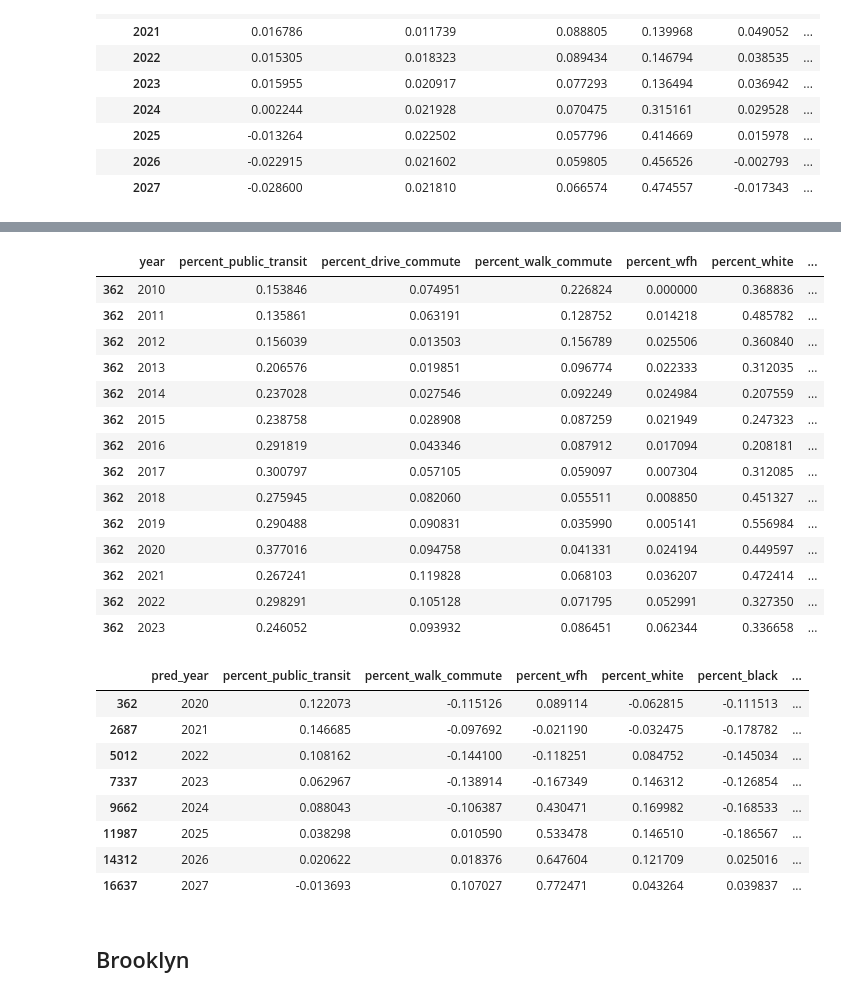
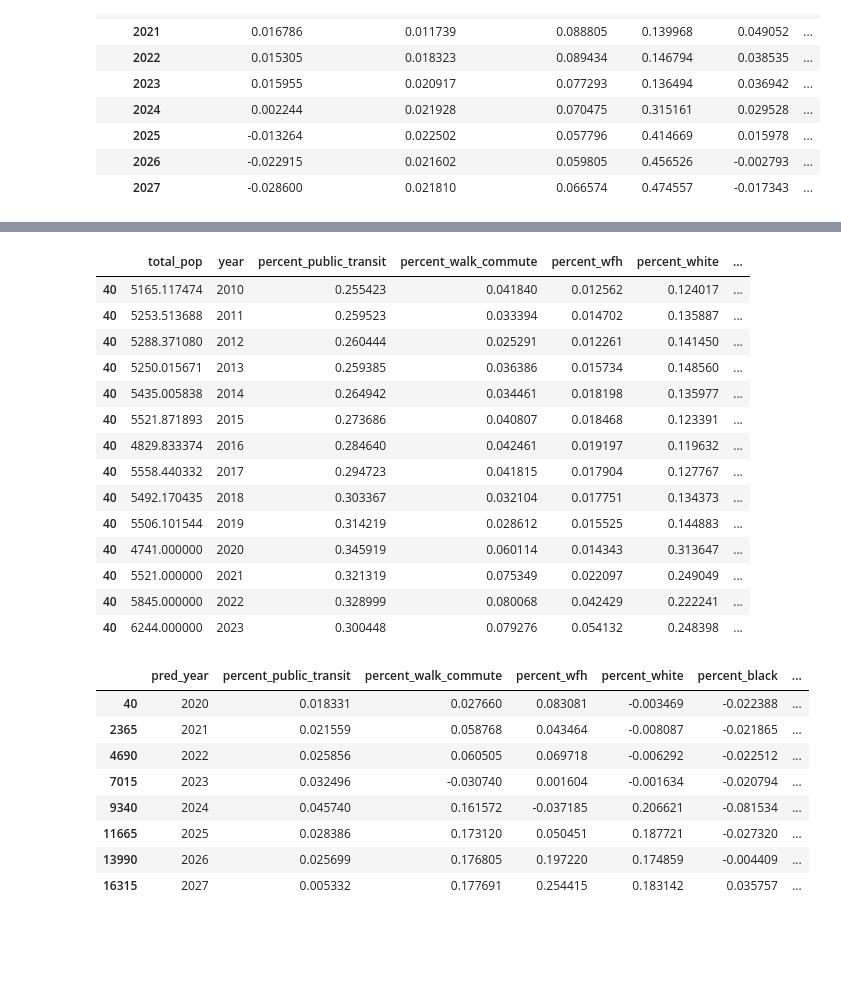
Before and after one commit to khyateed/forecasting-gentrification-nyc, a Jupyter notebook: case_studies.ipynb, the cells around one changed output, grey strips where cells are left out. Drawn from its saved outputs; the diff is of its cells as text; code cells hidden in the pictures; blank space fills up the shorter version.

```diff
--- a/case_studies.ipynb
+++ b/case_studies.ipynb
@@ -123,31 +236,31 @@ df_ny_change[['year','percent_public_transit',
 # %%
-df_bronx = df[df.GEOID=='36047000200']  # Bronx
-df_bronx[['year','percent_public_transit',
+df_bronx = df[df.GEOID=='36005006301']  # Bronx - Yankee Stadium
+df_bronx[['total_pop','year','percent_public_transit',
        'percent_walk_commute',
        'percent_wfh', 'percent_white', 'percent_black',
        'percent_asian', 'percent_latino',
        'percent_bachelors', 'percent_grad','percent_not_citizen',
        'med_income','med_rent_acs', 'med_age', 'med_value',
         'num_bikelanes','num_citibike_rides', 'num_trees',
        'num_evictions_commercial', 'num_evictions_residential']]
 # %% [output]
-|  | year | percent_public_transit | percent_drive_commute | percent_walk_commute | percent_wfh | percent_white | ... |
-| 362 | 2010 | 0.153846 | 0.074951 | 0.226824 | 0.000000 | 0.368836 | ... |
-| 362 | 2011 | 0.135861 | 0.063191 | 0.128752 | 0.014218 | 0.485782 | ... |
-| 362 | 2012 | 0.156039 | 0.013503 | 0.156789 | 0.025506 | 0.360840 | ... |
-| 362 | 2013 | 0.206576 | 0.019851 | 0.096774 | 0.022333 | 0.312035 | ... |
-| 362 | 2014 | 0.237028 | 0.027546 | 0.092249 | 0.024984 | 0.207559 | ... |
-| 362 | 2015 | 0.238758 | 0.028908 | 0.087259 | 0.021949 | 0.247323 | ... |
-| 362 | 2016 | 0.291819 | 0.043346 | 0.087912 | 0.017094 | 0.208181 | ... |
-| 362 | 2017 | 0.300797 | 0.057105 | 0.059097 | 0.007304 | 0.312085 | ... |
-| 362 | 2018 | 0.275945 | 0.082060 | 0.055511 | 0.008850 | 0.451327 | ... |
-| 362 | 2019 | 0.290488 | 0.090831 | 0.035990 | 0.005141 | 0.556984 | ... |
-| 362 | 2020 | 0.377016 | 0.094758 | 0.041331 | 0.024194 | 0.449597 | ... |
-| 362 | 2021 | 0.267241 | 0.119828 | 0.068103 | 0.036207 | 0.472414 | ... |
-| 362 | 2022 | 0.298291 | 0.105128 | 0.071795 | 0.052991 | 0.327350 | ... |
-| 362 | 2023 | 0.246052 | 0.093932 | 0.086451 | 0.062344 | 0.336658 | ... |
+|  | total_pop | year | percent_public_transit | percent_walk_commute | percent_wfh | percent_white | ... |
+| 40 | 5165.117474 | 2010 | 0.255423 | 0.041840 | 0.012562 | 0.124017 | ... |
+| 40 | 5253.513688 | 2011 | 0.259523 | 0.033394 | 0.014702 | 0.135887 | ... |
+| 40 | 5288.371080 | 2012 | 0.260444 | 0.025291 | 0.012261 | 0.141450 | ... |
+| 40 | 5250.015671 | 2013 | 0.259385 | 0.036386 | 0.015734 | 0.148560 | ... |
+| 40 | 5435.005838 | 2014 | 0.264942 | 0.034461 | 0.018198 | 0.135977 | ... |
+| 40 | 5521.871893 | 2015 | 0.273686 | 0.040807 | 0.018468 | 0.123391 | ... |
+| 40 | 4829.833374 | 2016 | 0.284640 | 0.042461 | 0.019197 | 0.119632 | ... |
+| 40 | 5558.440332 | 2017 | 0.294723 | 0.041815 | 0.017904 | 0.127767 | ... |
+| 40 | 5492.170435 | 2018 | 0.303367 | 0.032104 | 0.017751 | 0.134373 | ... |
+| 40 | 5506.101544 | 2019 | 0.314219 | 0.028612 | 0.015525 | 0.144883 | ... |
+| 40 | 4741.000000 | 2020 | 0.345919 | 0.060114 | 0.014343 | 0.313647 | ... |
+| 40 | 5521.000000 | 2021 | 0.321319 | 0.075349 | 0.022097 | 0.249049 | ... |
+| 40 | 5845.000000 | 2022 | 0.328999 | 0.080068 | 0.042429 | 0.222241 | ... |
+| 40 | 6244.000000 | 2023 | 0.300448 | 0.079276 | 0.054132 | 0.248398 | ... |
 # %%
-df_change_bronx = features[features.GEOID=='36047000200']  # Bronx
+df_change_bronx = features[features.GEOID=='36005006301']  # Bronx - Yankee Stadium
 df_change_bronx[['pred_year','percent_public_transit',
        'percent_walk_commute',
        'percent_wfh', 'percent_white', 'percent_black',
@@ -158,11 +271,11 @@ df_change_bronx[['pred_year','percent_public_transit',
        'num_evictions_commercial', 'num_evictions_residential']]
 # %% [output]
 |  | pred_year | percent_public_transit | percent_walk_commute | percent_wfh | percent_white | percent_black | ... |
-| 362 | 2020 | 0.122073 | -0.115126 | 0.089114 | -0.062815 | -0.111513 | ... |
-| 2687 | 2021 | 0.146685 | -0.097692 | -0.021190 | -0.032475 | -0.178782 | ... |
-| 5012 | 2022 | 0.108162 | -0.144100 | -0.118251 | 0.084752 | -0.145034 | ... |
-| 7337 | 2023 | 0.062967 | -0.138914 | -0.167349 | 0.146312 | -0.126854 | ... |
-| 9662 | 2024 | 0.088043 | -0.106387 | 0.430471 | 0.169982 | -0.168533 | ... |
-| 11987 | 2025 | 0.038298 | 0.010590 | 0.533478 | 0.146510 | -0.186567 | ... |
-| 14312 | 2026 | 0.020622 | 0.018376 | 0.647604 | 0.121709 | 0.025016 | ... |
-| 16637 | 2027 | -0.013693 | 0.107027 | 0.772471 | 0.043264 | 0.039837 | ... |
+| 40 | 2020 | 0.018331 | 0.027660 | 0.083081 | -0.003469 | -0.022388 | ... |
+| 2365 | 2021 | 0.021559 | 0.058768 | 0.043464 | -0.008087 | -0.021865 | ... |
+| 4690 | 2022 | 0.025856 | 0.060505 | 0.069718 | -0.006292 | -0.022512 | ... |
+| 7015 | 2023 | 0.032496 | -0.030740 | 0.001604 | -0.001634 | -0.020794 | ... |
+| 9340 | 2024 | 0.045740 | 0.161572 | -0.037185 | 0.206621 | -0.081534 | ... |
+| 11665 | 2025 | 0.028386 | 0.173120 | 0.050451 | 0.187721 | -0.027320 | ... |
+| 13990 | 2026 | 0.025699 | 0.176805 | 0.197220 | 0.174859 | -0.004409 | ... |
+| 16315 | 2027 | 0.005332 | 0.177691 | 0.254415 | 0.183142 | 0.035757 | ... |
@@ -171,2 +281,0 @@ df_change_bronx[['pred_year','percent_public_transit',
-# %% [markdown]
-## Brooklyn
```
Also changed, not shown: parts of 24 cells of this notebook.
